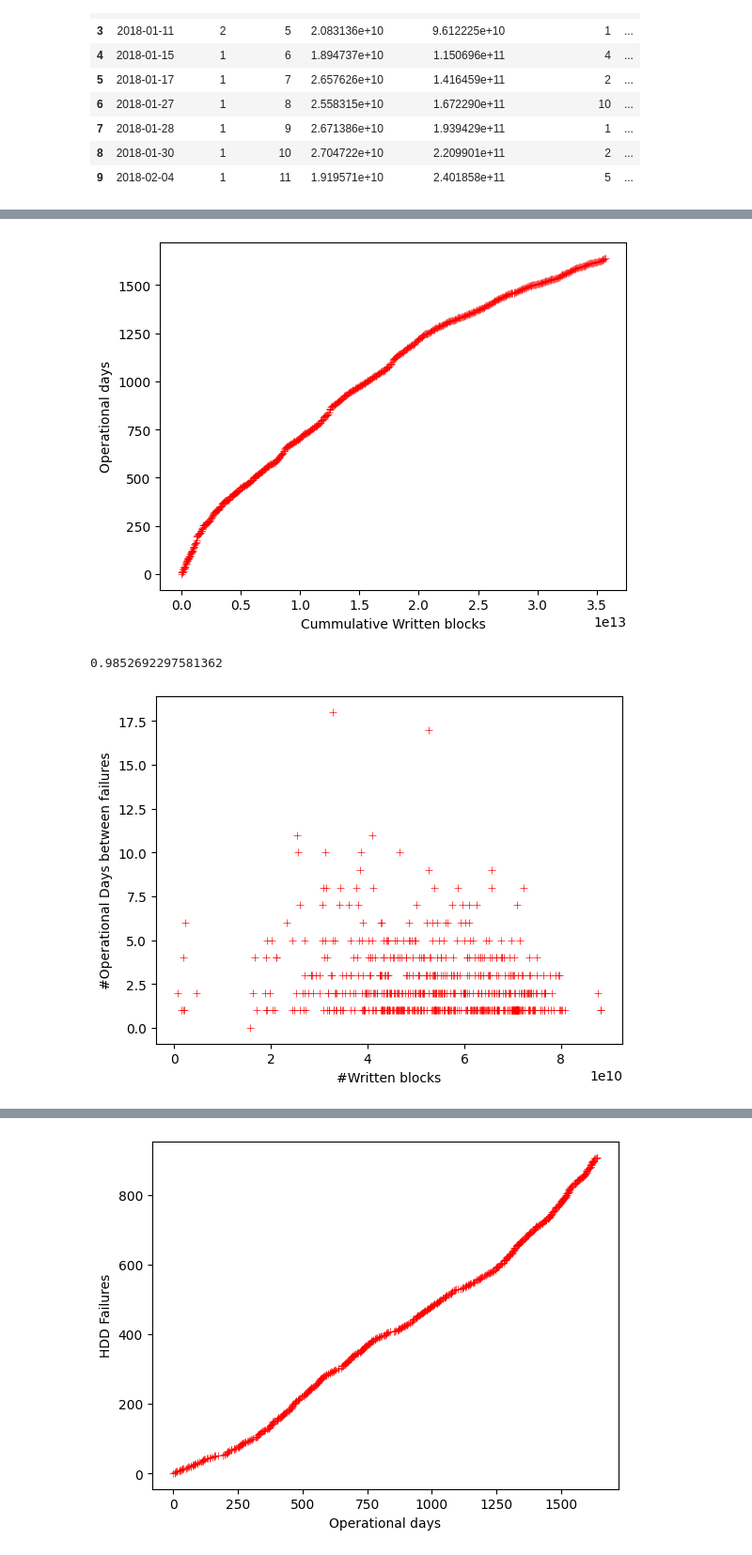
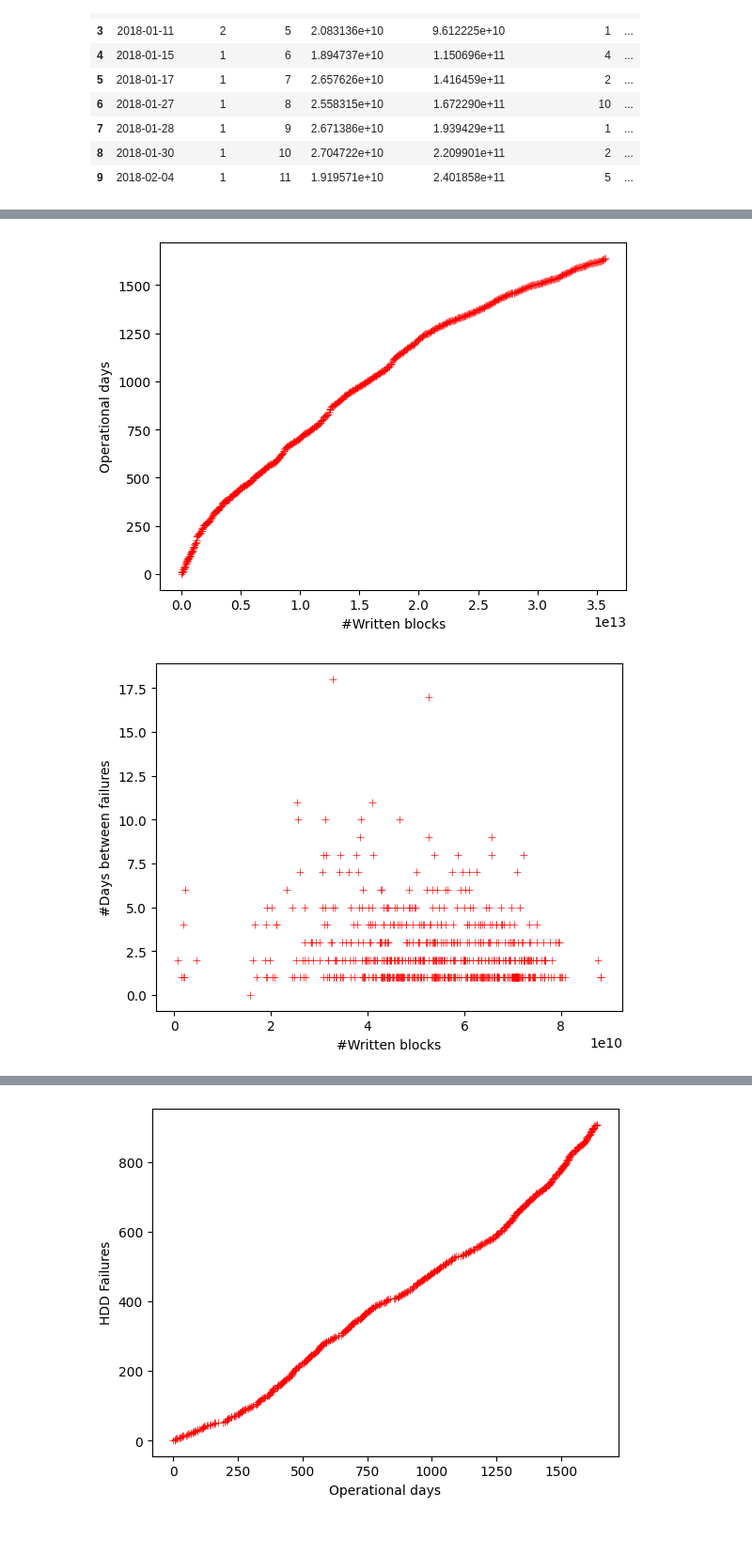
Before and after one commit to EricBorba/StorageFailurePredictor, a Jupyter notebook: WriteAnalModelHDD.ipynb, the cells around one changed output, grey strips where cells are left out. Shown at 94% size. Saved outputs shown, nothing was run; the diff lists cells and outputs as text; code cells hidden in the pictures.

```diff
--- a/WriteAnalModelHDD.ipynb
+++ b/WriteAnalModelHDD.ipynb
@@ -231,21 +332,15 @@ groupHDDFailures.head(10)
 # %%
 graph = sns.scatterplot(x = "written_blocks_cum", y = 'operational_days_cum', color = 'red', data = groupHDDFailures, marker='+')
-graph.set(xlabel ="Cummulative Written blocks", ylabel = "Operational days")
+graph.set(xlabel ="#Written blocks", ylabel = "Operational days")
 plt.savefig('img/OperationalDaysBlocksWrittenScatter' + model + '.pdf')
 # %% [output]
-[figure, old version]
+[figure, new version]
-# %%
-x = pd.to_numeric(groupHDDFailures["operational_days_cum"])
-y = pd.to_numeric(groupHDDFailures["written_blocks_cum"])
-x.corr(y)
-# %% [output]
-0.9852692297581362
 # %%
 graph = sns.scatterplot(x = "written_blocks", y = 'operational_days', color = 'red', data = groupHDDFailures, marker='+')
-graph.set(xlabel ="#Written blocks", ylabel = "#Operational Days between failures")
+graph.set(xlabel ="#Written blocks", ylabel = "#Days between failures")
 plt.savefig('img/OperationalDaysCumBlocksWrittenScatter' + model + '.pdf')
 #plt.setp(graph.get_xticklabels(), rotation=45)
 # %% [output]
-[figure, old version]
+[figure, new version]
 # %%
 graph = sns.scatterplot(x = "operational_days_cum", y = 'operational_days', color = 'red', data = groupHDDFailures, marker='+')
```
Also changed, not shown: parts of 36 cells of this notebook, 26 other files.
